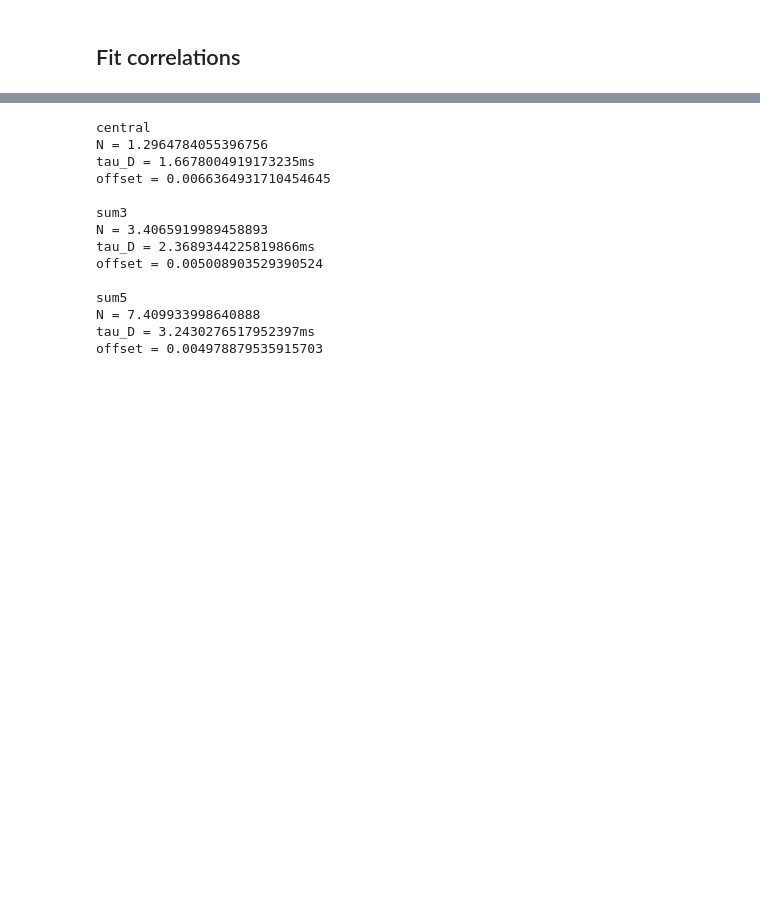
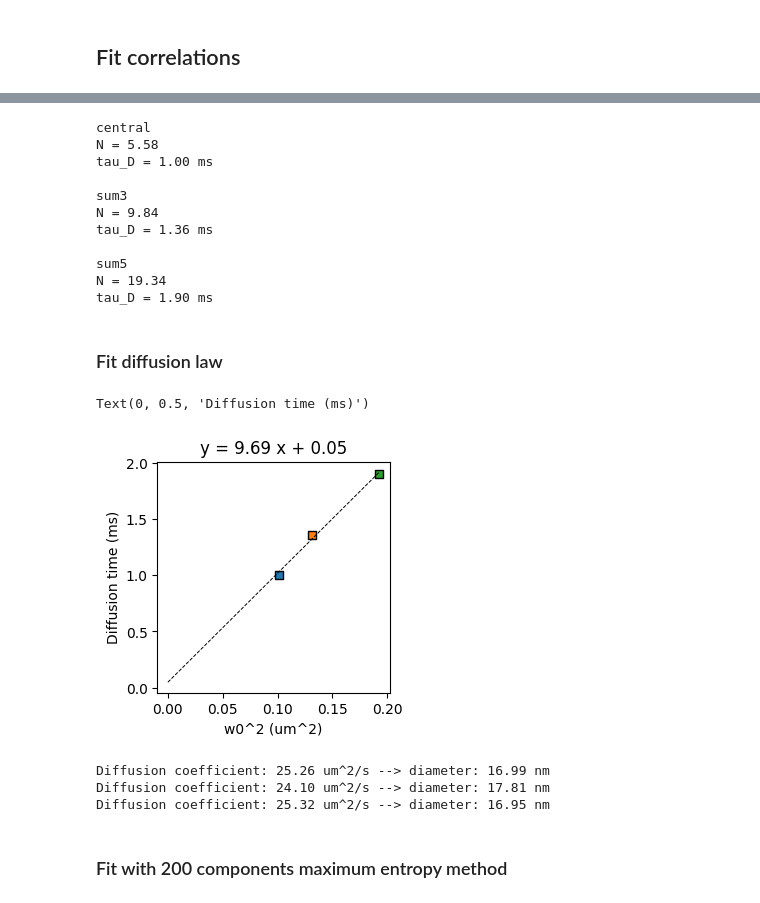
Before and after one commit to VicidominiLab/BrightEyes-FFS, a Jupyter notebook: example_notebooks/Example_spot_variation_fcs.ipynb, the cells around one changed output, grey strips where cells are left out. Drawn from its saved outputs; the diff is of its cells as text; code cells hidden in the pictures; blank space fills up the shorter version.

```diff
--- a/example_notebooks/Example_spot_variation_fcs.ipynb
+++ b/example_notebooks/Example_spot_variation_fcs.ipynb
@@ -116,23 +162,59 @@ plt.xscale('log')
 for i, corr in enumerate(list_of_g):
     fitresult = fitresults[i]
     print(corr)
-    print('N = ' + str(fitresult.x[0]))
-    print('tau_D = ' + str(fitresult.x[1]) + 'ms')
-    print('offset = ' + str(fitresult.x[2]))
-    print()
-#fitresult.fun
+    print(f"N = {fitresult.x[0]:.2f}")
+    print(f"tau_D = {fitresult.x[1]:.2f} ms\n")
+# fitresult.fun
 # %% [output]
 central
-N = 1.2964784055396756
-tau_D = 1.6678004919173235ms
-offset = 0.0066364931710454645
+N = 5.58
+tau_D = 1.00 ms
 
 sum3
-N = 3.4065919989458893
-tau_D = 2.3689344225819866ms
-offset = 0.005008903529390524
+N = 9.84
+tau_D = 1.36 ms
 
 sum5
-N = 7.409933998640888
-tau_D = 3.2430276517952397ms
-offset = 0.004978879535915703
+N = 19.34
+tau_D = 1.90 ms
+# %% [markdown]
+### Fit diffusion law
+# %%
+taufit = [fitresult.x[1] for fitresult in fitresults]
+w0 = 1e-3*np.asarray([318, 362, 439])
+fitresult = fit_curve(taufit, (w0)**2, 'linear', [1, 1], [1, 1], [-1e6, -1e6], [1e6, 1e6], savefig=0)
+
+plt.figure(figsize=(3,3))
+for i in range(len(taufit)):
+    plt.scatter(w0[i]**2, taufit[i], edgecolors='k', marker='s')
+w02fit = np.zeros(len(w0) + 1)
+w02fit[0] = 0
+w02fit[1:] = w0**2
+taufitres = np.zeros(len(w0) + 1)
+taufitres[0] = fitresult.x[1]
+taufitres[1:] = taufit - fitresult.fun
+if fitresult.x[1] < 0:
+    fitlabel = 'y = {A:.2f} x {B:.2f}'.format(A=fitresult.x[0], B=fitresult.x[1])
+else:
+    fitlabel = 'y = {A:.2f} x + {B:.2f}'.format(A=fitresult.x[0], B=fitresult.x[1])
+plt.plot(w02fit, taufitres, '--', color='k', linewidth=0.7, label=fitlabel, zorder=1)
+plt.title(fitlabel)
+plt.xlabel('w0^2 (um^2)')
+plt.ylabel('Diffusion time (ms)')
+# %% [output]
+Text(0, 0.5, 'Diffusion time (ms)')
+[figure, added]
+# %%
+T = 293  # temperature in K
+visc = 1e-3  # viscosity in Pa.s
+
+for i in range(3):
+    D = 1e12 * (1e-6 * w0[i])**2 / (4 * (1e-3 * taufit[i]))
+    diameter = 1e9 * stokes_einstein(1e-12 * D, T, visc)
+    print(f"Diffusion coefficient: {D:.2f} um^2/s --> diameter: {diameter:.2f} nm")
+# %% [output]
+Diffusion coefficient: 25.26 um^2/s --> diameter: 16.99 nm
+Diffusion coefficient: 24.10 um^2/s --> diameter: 17.81 nm
+Diffusion coefficient: 25.32 um^2/s --> diameter: 16.95 nm
+# %% [markdown]
+### Fit with 200 components maximum entropy method
```
Also changed, not shown: parts of 21 cells of this notebook, 37 other files.
